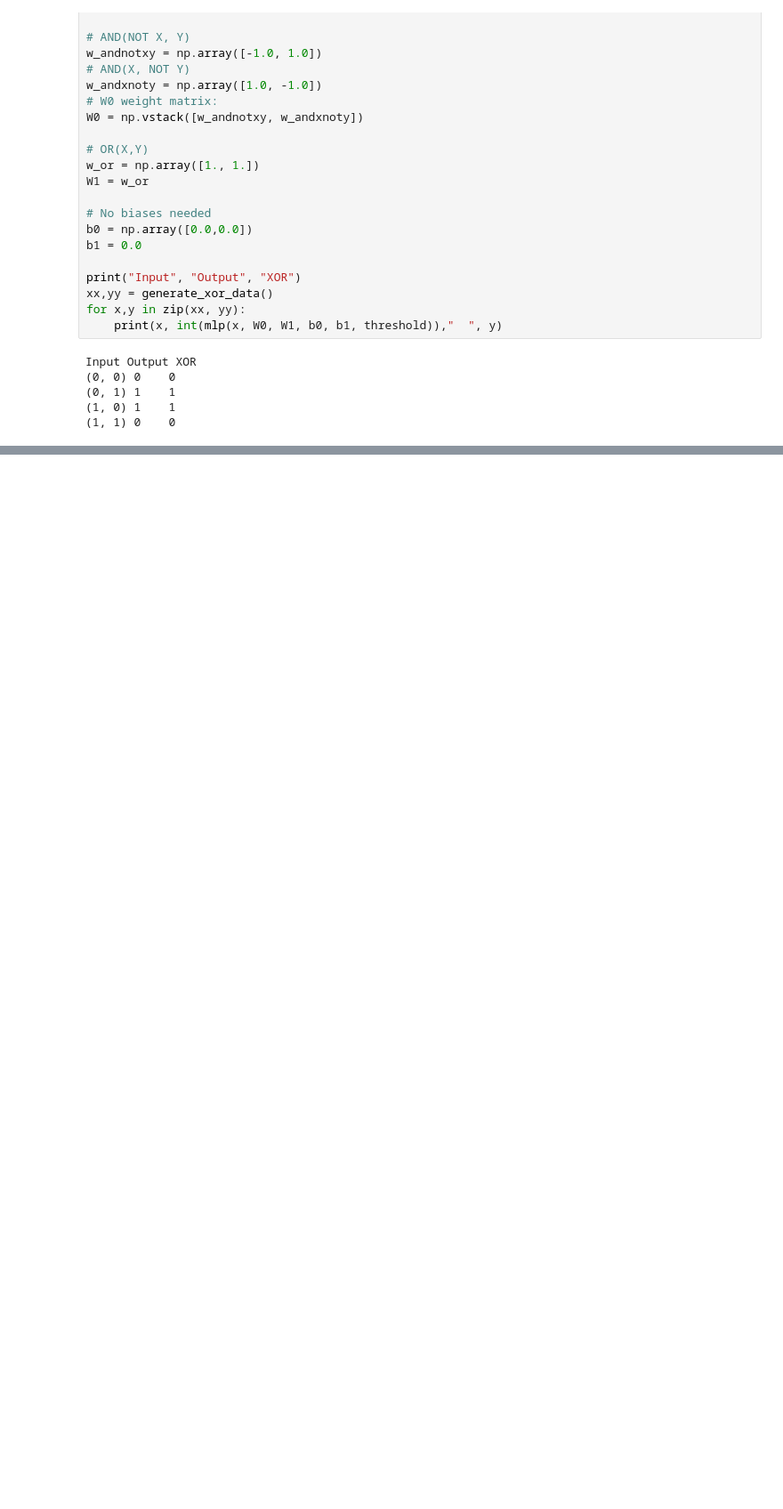
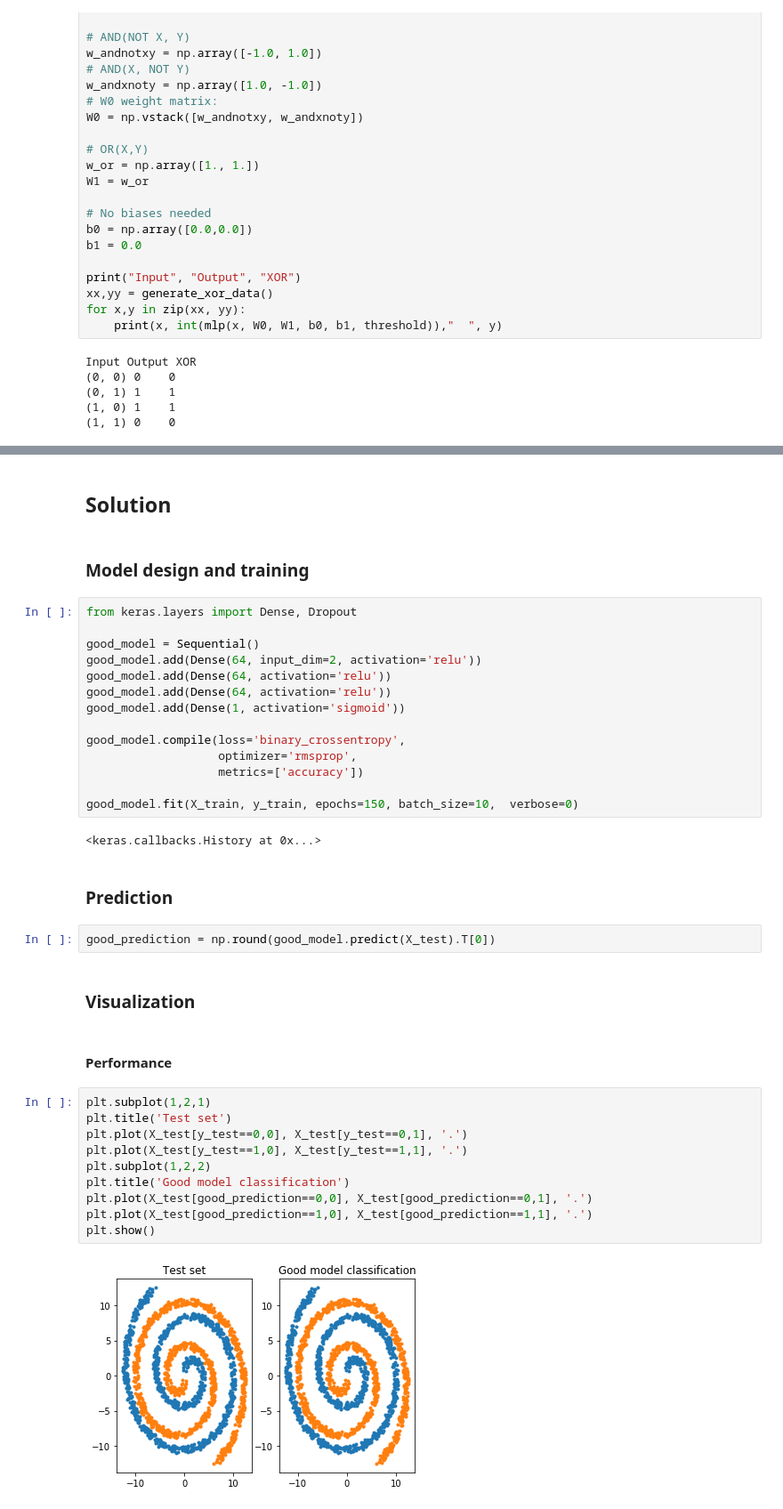
Before and after one commit to JaneliaMLCourse/JaneliaMLCourse, a Jupyter notebook: lecture_3/lab_3_solutions.ipynb, the cells around one changed output, grey strips where cells are left out. Shown: that part at 89% size. Saved outputs shown, nothing was run; the diff lists cells and outputs as text; blank space fills up the shorter version.

Commit message:
Add solutions for Lab 3 Ex 2

```diff
--- a/lecture_3/lab_3_solutions.ipynb
+++ b/lecture_3/lab_3_solutions.ipynb
@@ -103,0 +192,40 @@ Input Output XOR
+# %% [markdown]
+## Solution
+# %% [markdown]
+### Model design and training
+# %%
+from keras.layers import Dense, Dropout
+
+good_model = Sequential()
+good_model.add(Dense(64, input_dim=2, activation='relu'))
+good_model.add(Dense(64, activation='relu'))
+good_model.add(Dense(64, activation='relu'))
+good_model.add(Dense(1, activation='sigmoid'))
+
+good_model.compile(loss='binary_crossentropy',
+                   optimizer='rmsprop',
+                   metrics=['accuracy'])
+
+good_model.fit(X_train, y_train, epochs=150, batch_size=10,  verbose=0)
+# %% [output]
+<keras.callbacks.History at 0x...>
+# %% [markdown]
+### Prediction
+# %%
+good_prediction = np.round(good_model.predict(X_test).T[0])
+# %% [markdown]
+### Visualization
+# %% [markdown]
+#### Performance
+# %%
+plt.subplot(1,2,1)
+plt.title('Test set')
+plt.plot(X_test[y_test==0,0], X_test[y_test==0,1], '.')
+plt.plot(X_test[y_test==1,0], X_test[y_test==1,1], '.')
+plt.subplot(1,2,2)
+plt.title('Good model classification')
+plt.plot(X_test[good_prediction==0,0], X_test[good_prediction==0,1], '.')
+plt.plot(X_test[good_prediction==1,0], X_test[good_prediction==1,1], '.')
+plt.show()
+# %% [output]
+[figure, added]
```
Also changed, not shown: parts of 17 cells of this notebook.
